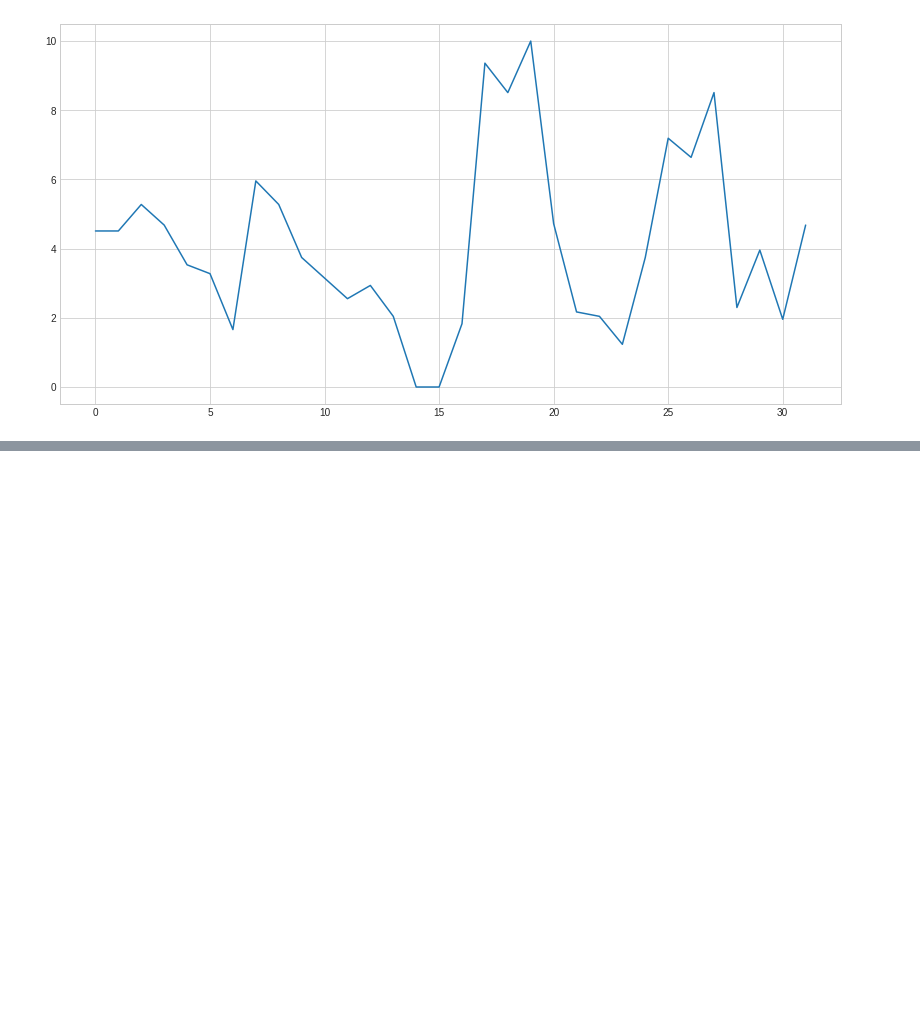
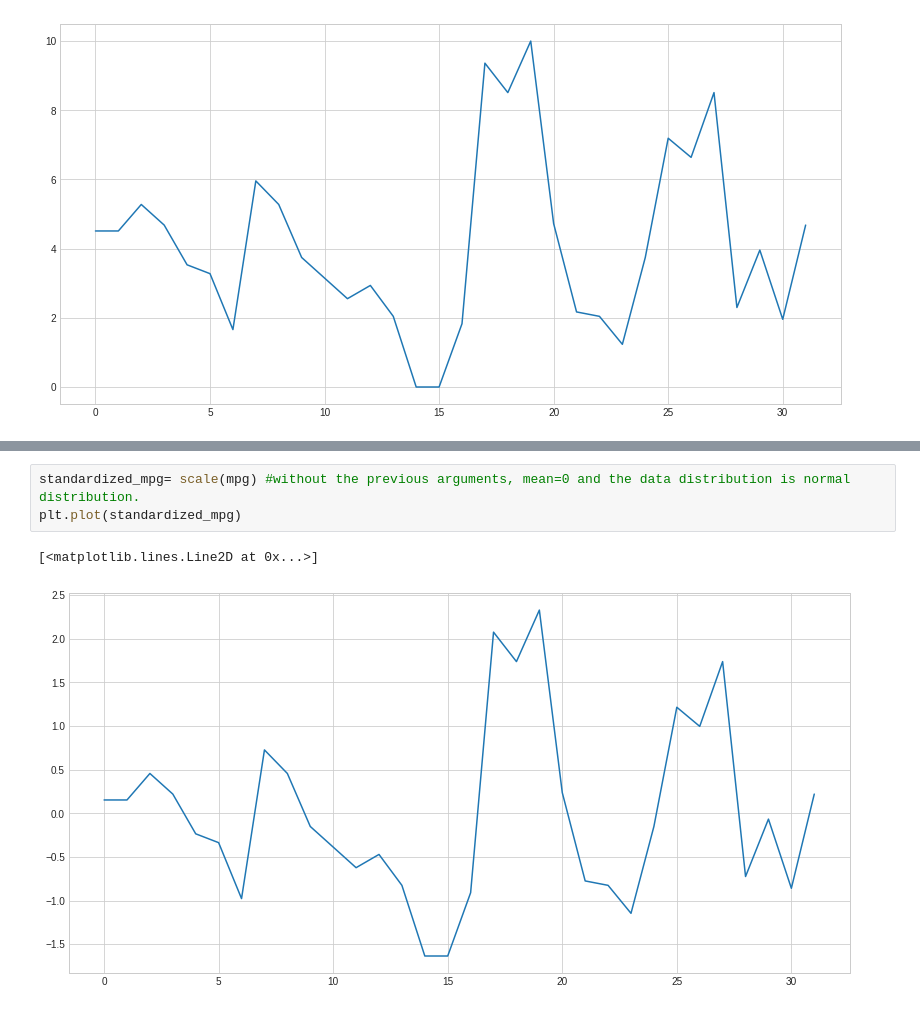
Before and after one commit to Fekry2016/data-analysis-with-python, a Jupyter notebook: Training_.ipynb, the cells around one changed output, grey strips where cells are left out. Drawn from its saved outputs; the diff is of its cells as text; blank space fills up the shorter version.

```diff
--- a/Training_.ipynb
+++ b/Training_.ipynb
@@ -1367,0 +1375,6 @@ plt.plot(scaled_mpg)
+# %%
+standardized_mpg= scale(mpg) #without the previous arguments, mean=0 and the data distribution is normal distribution.
+plt.plot(standardized_mpg)
+# %% [output]
+[<matplotlib.lines.Line2D at 0x...>]
+[figure, added]
```
Also changed, not shown: parts of 19 cells of this notebook.
